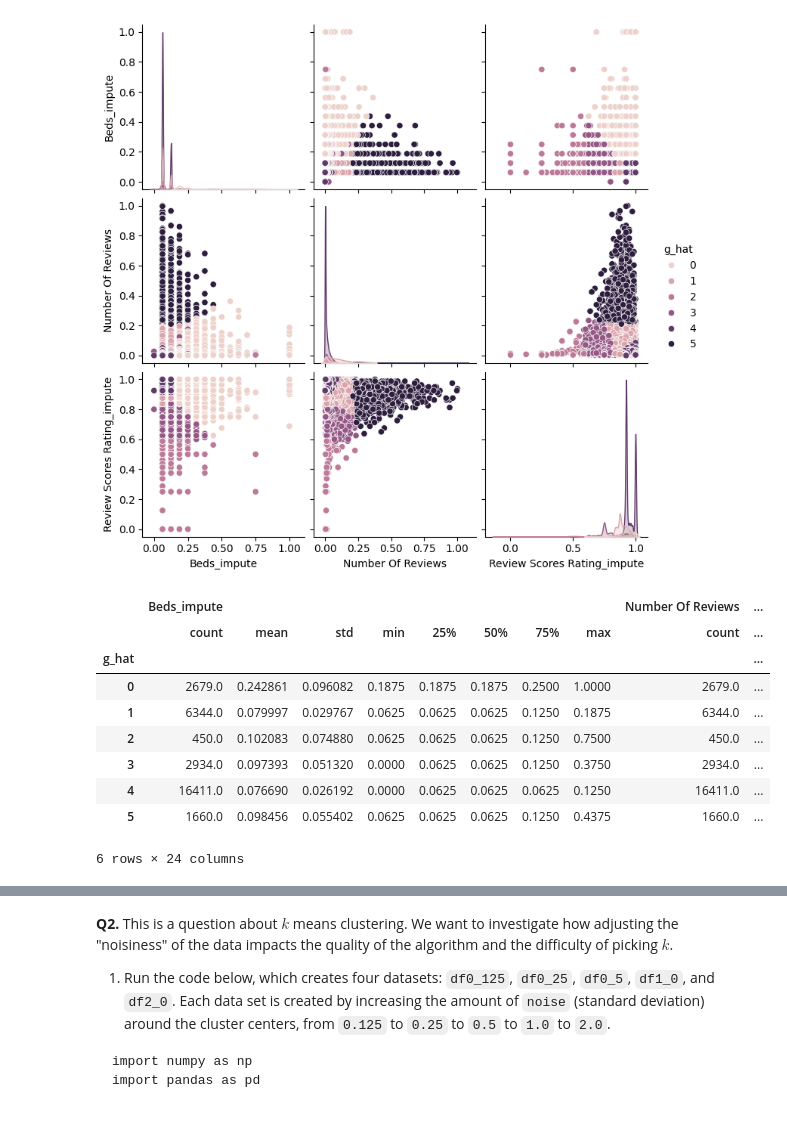
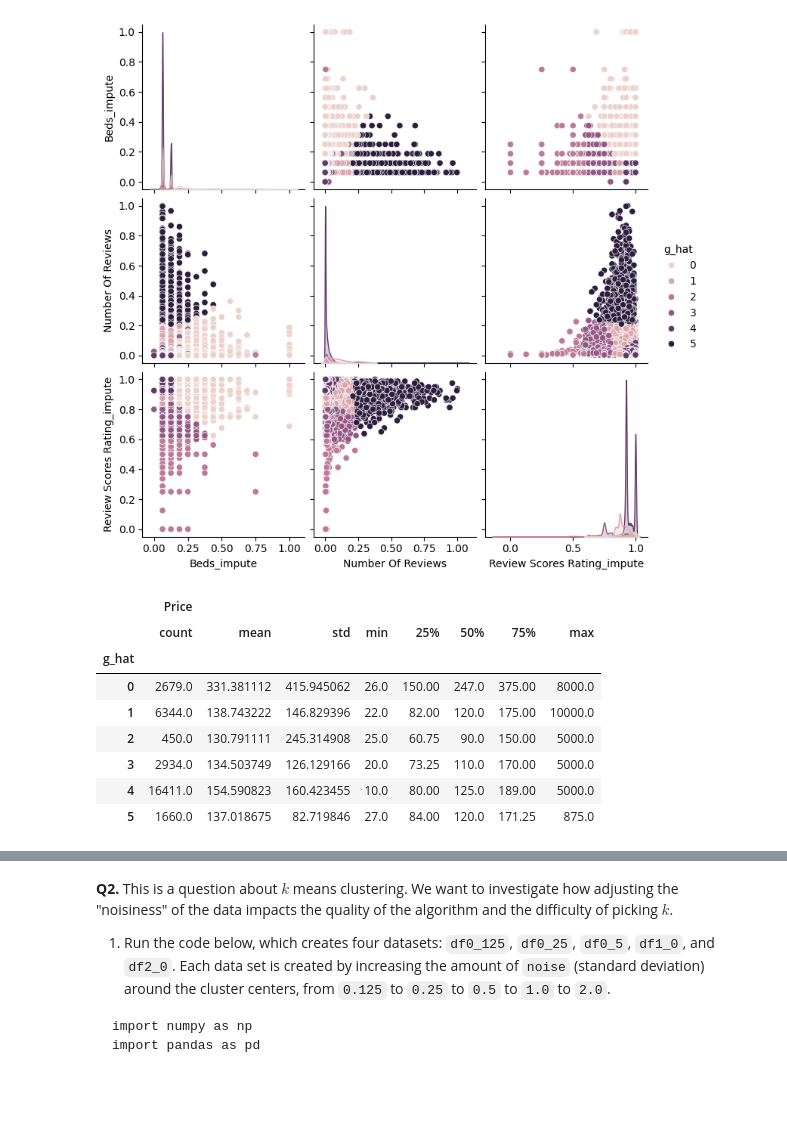
Before and after one commit to vnewsome/kmc, a Jupyter notebook: assignment_kmc.ipynb, the cells around one changed output, grey strips where cells are left out. Cells and saved outputs as stored; diff of their text form; code cells hidden in the pictures.

```diff
--- a/assignment_kmc.ipynb
+++ b/assignment_kmc.ipynb
@@ -130,8 +130,8 @@ def maxmin(z):
     z = (z-min(z))/(max(z)-min(z))
     return(z)
 X = df.loc[ : , ['Price','Beds_impute','Number Of Reviews','Review Scores Rating_impute'] ]
-X = X.apply(maxmin)
-X = X.drop('Price', axis=1)
+X1 = X.apply(maxmin)
+X1 = X1.drop('Price', axis=1)
 # %%
 # Q1.3
 # Use sklearn's KMeans module to cluster the data by Beds, Number of Reviews, and Review Scores Rating for k=6.
@@ -139,10 +139,10 @@ from sklearn.cluster import KMeans
 # %%
 model = KMeans(n_clusters=6, max_iter=300, n_init = 10, random_state=0)
 
-model = model.fit(X)
+model = model.fit(X1)
 
-X['g_hat'] = model.predict(X)
-X.describe()
+X1['g_hat'] = model.labels_
+X1.describe()
 # %% [output]
 |  | Beds_impute | Number Of Reviews | Review Scores Rating_impute | g_hat |
 | count | 30478.000000 | 30478.000000 | 30478.000000 | 30478.000000 |
@@ -163,18 +163,20 @@ plt.show()
 # %%
 # Q1.5
 # Use .groupby and .describe to compute the average price for each cluster. Which clusters have the highest rental prices?
-X.groupby('g_hat').describe()
+X['g_hat'] = model.labels_
+X.loc[:,['Price','g_hat']].groupby('g_hat').describe()
+# cluster 0 has the highest rental prices by a large margin, with a mean of 331 more than twice as much as the next highest mean of 154.
+# There are no maximum or minimum outliers, though the IQR values are all higher, showing this cluster is consistently higher, on average.
 # %% [output]
-|  | Beds_impute |  |  |  |  |  |  |  | Number Of Reviews | ... |
-|  | count | mean | std | min | 25% | 50% | 75% | max | count | ... |
-| g_hat |  |  |  |  |  |  |  |  |  | ... |
-| 0 | 2679.0 | 0.242861 | 0.096082 | 0.1875 | 0.1875 | 0.1875 | 0.2500 | 1.0000 | 2679.0 | ... |
-| 1 | 6344.0 | 0.079997 | 0.029767 | 0.0625 | 0.0625 | 0.0625 | 0.1250 | 0.1875 | 6344.0 | ... |
-| 2 | 450.0 | 0.102083 | 0.074880 | 0.0625 | 0.0625 | 0.0625 | 0.1250 | 0.7500 | 450.0 | ... |
-| 3 | 2934.0 | 0.097393 | 0.051320 | 0.0000 | 0.0625 | 0.0625 | 0.1250 | 0.3750 | 2934.0 | ... |
-| 4 | 16411.0 | 0.076690 | 0.026192 | 0.0000 | 0.0625 | 0.0625 | 0.0625 | 0.1250 | 16411.0 | ... |
-| 5 | 1660.0 | 0.098456 | 0.055402 | 0.0625 | 0.0625 | 0.0625 | 0.1250 | 0.4375 | 1660.0 | ... |
+|  | Price |  |  |  |  |  |  |  |
+|  | count | mean | std | min | 25% | 50% | 75% | max |
+| g_hat |  |  |  |  |  |  |  |  |
+| 0 | 2679.0 | 331.381112 | 415.945062 | 26.0 | 150.00 | 247.0 | 375.00 | 8000.0 |
+| 1 | 6344.0 | 138.743222 | 146.829396 | 22.0 | 82.00 | 120.0 | 175.00 | 10000.0 |
+| 2 | 450.0 | 130.791111 | 245.314908 | 25.0 | 60.75 | 90.0 | 150.00 | 5000.0 |
+| 3 | 2934.0 | 134.503749 | 126.129166 | 20.0 | 73.25 | 110.0 | 170.00 | 5000.0 |
+| 4 | 16411.0 | 154.590823 | 160.423455 | 10.0 | 80.00 | 125.0 | 189.00 | 5000.0 |
+| 5 | 1660.0 | 137.018675 | 82.719846 | 27.0 | 84.00 | 120.0 | 171.25 | 875.0 |
-6 rows × 24 columns
 # %%
 # Q1.6
 # Use a scree plot to pick the number of clusters and repeat steps 4 and 5.
```
Also changed, not shown: parts of 5 cells of this notebook.
